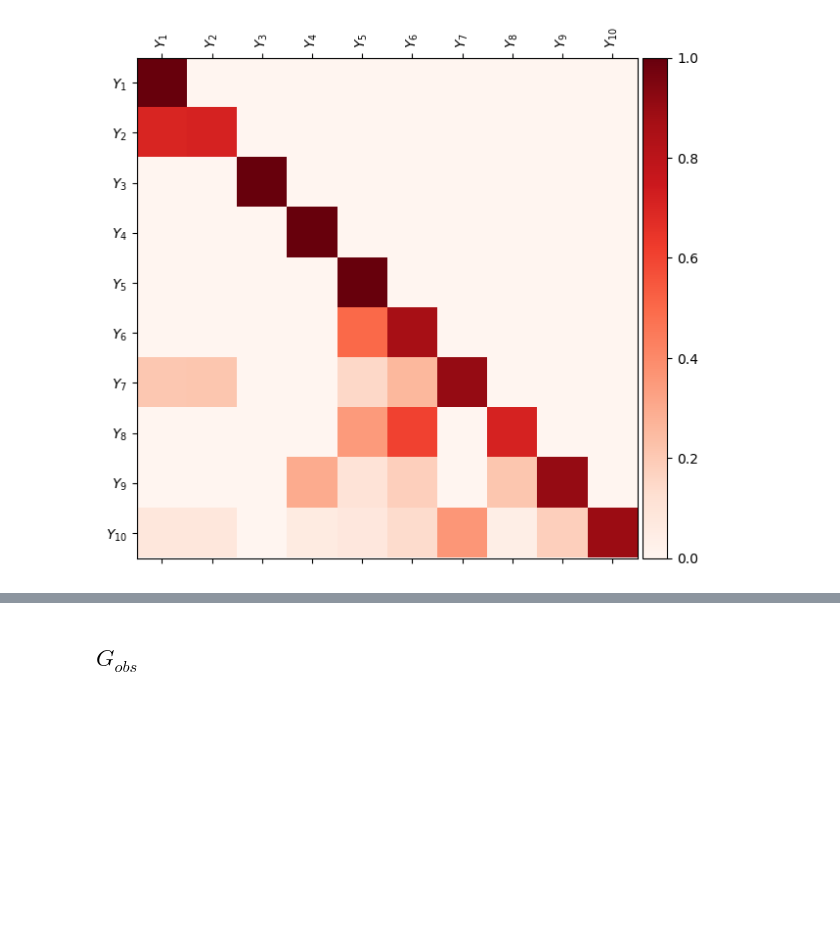
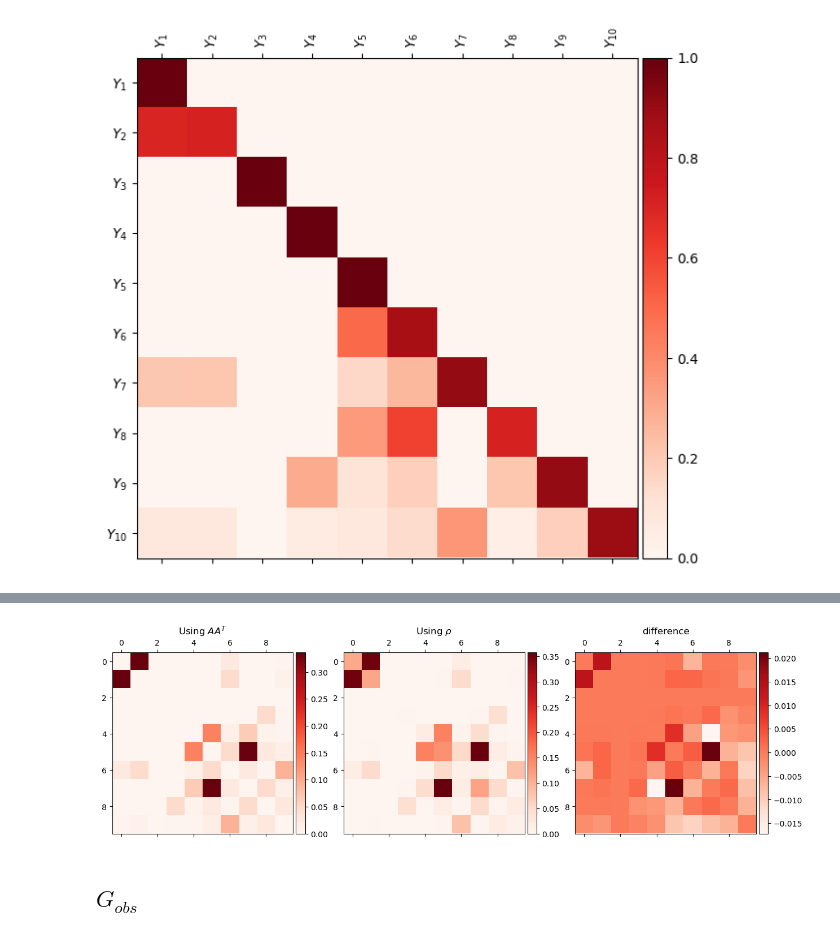
Before and after one commit to jonasbruhub/Analysis-of-Production-flow-systems-with-focus-on-industry, a Jupyter notebook: Simulations and code/Example Network Gaussian 10.ipynb, the cells around one changed output, grey strips where cells are left out. Cells and saved outputs as stored; diff of their text form; code cells hidden in the pictures; blank space fills up the shorter version.

```diff
--- a/Simulations and code/Example Network Gaussian 10.ipynb
+++ b/Simulations and code/Example Network Gaussian 10.ipynb
@@ -93,3 +132,36 @@ Y = (A @ Z)
+# %%
+MI_from_A = np.nan_to_num(-1/2 * np.log( 1 - (A @ A.T)**2))
+np.fill_diagonal(MI_from_A,0)
+
+
+l1 = np.triu(MI_from_A).max()
+l2 = np.triu(ConvolvedInformation).max()
+
+
+fig, ax = plt.subplots(1,3,figsize=(15,5))
+r = ax.flat[0].matshow(MI_from_A, cmap = "Reds")
+divider = make_axes_locatable(ax.flat[0])
+cax = divider.append_axes("right", size="5%", pad=0.05)
+plt.colorbar(r, cax=cax);
+ax.flat[0].set_title("Using " + r"$A A^T$")
+
+
+r = ax.flat[1].matshow(ConvolvedInformation, cmap = "Reds")
+divider = make_axes_locatable(ax.flat[1])
+cax = divider.append_axes("right", size="5%", pad=0.05)
+plt.colorbar(r, cax=cax);
+ax.flat[1].set_title("Using " + r"$\rho$");
+
+
+temp = ConvolvedInformation - MI_from_A
+np.fill_diagonal(temp, 0)
+r = ax.flat[2].matshow(temp, cmap = "Reds")
+divider = make_axes_locatable(ax.flat[2])
+cax = divider.append_axes("right", size="5%", pad=0.05)
+plt.colorbar(r, cax=cax);
+ax.flat[2].set_title("difference");
+# %% [output]
+[figure, added]
 # %% [markdown]
 ## $G_{obs}$
 # %%
```
Also changed, not shown: parts of 138 cells of this notebook, 12 other files.
